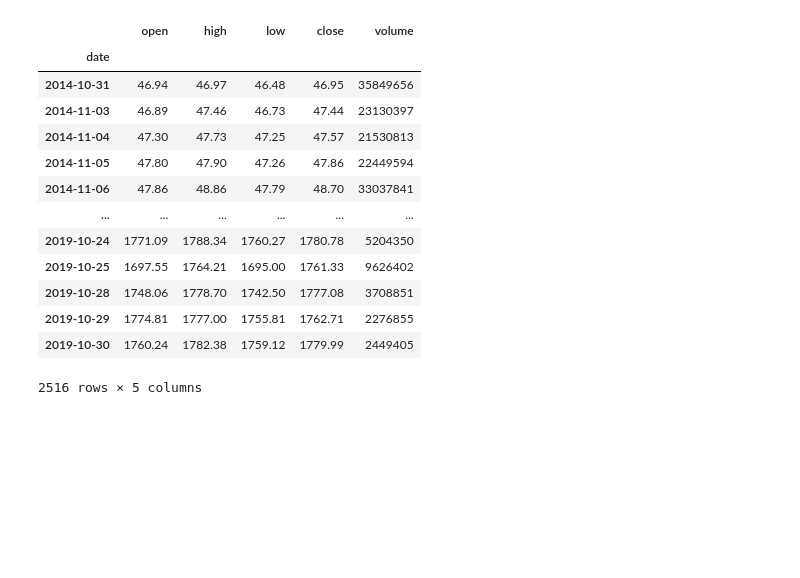
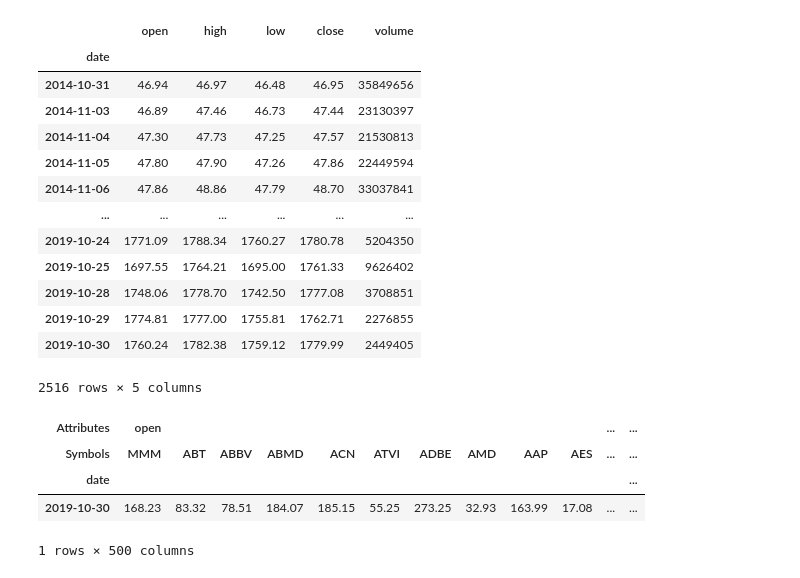
Before and after one commit to GabrielSGoncalves/serverless_etl_medium, a Jupyter notebook: Notebook_1_Creating_SP500_database.ipynb, the cells around one changed output. Cells and saved outputs as stored; diff of their text form; code cells hidden in the pictures; blank space fills up the shorter version.

```diff
--- a/Notebook_1_Creating_SP500_database.ipynb
+++ b/Notebook_1_Creating_SP500_database.ipynb
@@ -122,3 +201,14 @@ for company in sp500_list_code:
+# %%
+### Get data for all SP500 companies
+SP500_stock_df = web.DataReader(sp500_wikipedia[:100],'iex', '2019-10-30', '2019-10-31')
+# %%
+SP500_stock_df
+# %% [output]
+| Attributes | open |  |  |  |  |  |  |  |  |  | ... | ... |
+| Symbols | MMM | ABT | ABBV | ABMD | ACN | ATVI | ADBE | AMD | AAP | AES | ... | ... |
+| date |  |  |  |  |  |  |  |  |  |  |  | ... |
+| 2019-10-30 | 168.23 | 83.32 | 78.51 | 184.07 | 185.15 | 55.25 | 273.25 | 32.93 | 163.99 | 17.08 | ... | ... |
+1 rows × 500 columns
 # %%
 # Define the start and end date
 end_data = datetime.now()
```
Also changed, not shown: parts of 15 cells of this notebook.
